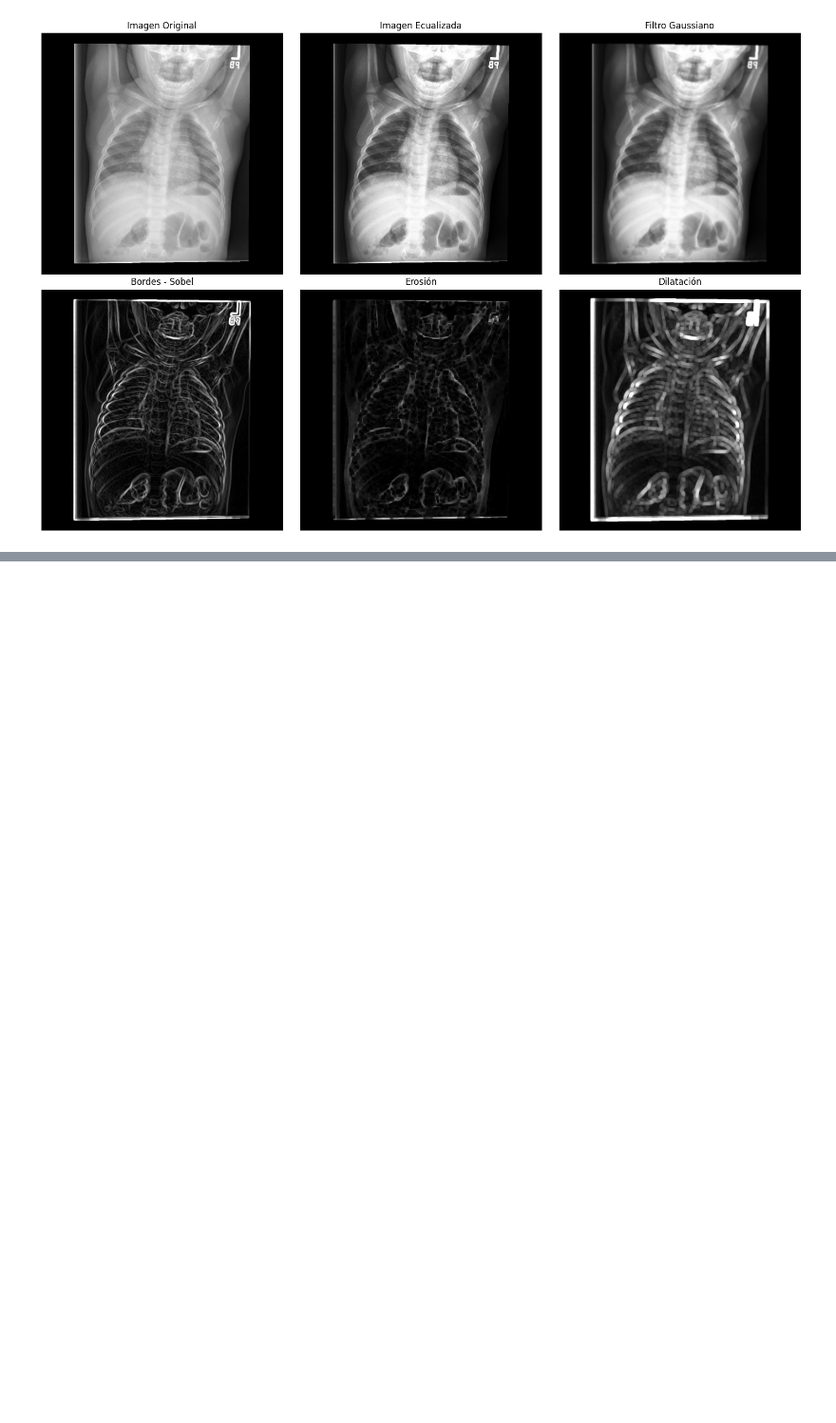
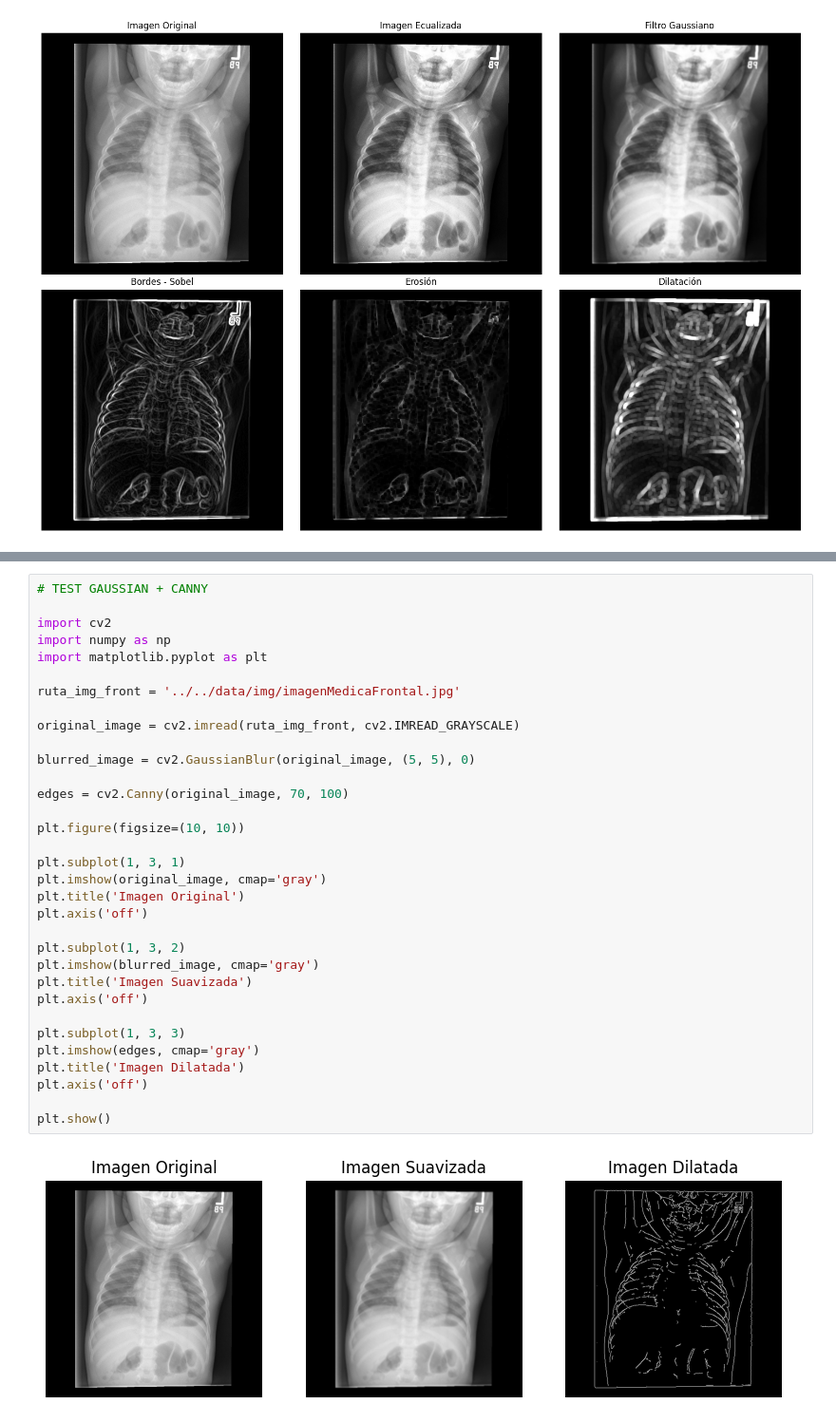
Before and after one commit to sergiogomezz/msc_ai_unir, a Jupyter notebook: VA/Actividad_2/test.ipynb, the cells around one changed output, grey strips where cells are left out. Shown at 95% size. Cells and saved outputs as stored; diff of their text form; blank space fills up the shorter version.

```diff
--- a/VA/Actividad_2/test.ipynb
+++ b/VA/Actividad_2/test.ipynb
@@ -175,0 +234,35 @@ plt.show()
+# %%
+# TEST GAUSSIAN + CANNY
+
+import cv2
+import numpy as np
+import matplotlib.pyplot as plt
+
+ruta_img_front = '../../data/img/imagenMedicaFrontal.jpg'
+
+original_image = cv2.imread(ruta_img_front, cv2.IMREAD_GRAYSCALE)
+
+blurred_image = cv2.GaussianBlur(original_image, (5, 5), 0)
+
+edges = cv2.Canny(original_image, 70, 100)
+
+plt.figure(figsize=(10, 10))
+
+plt.subplot(1, 3, 1)
+plt.imshow(original_image, cmap='gray')
+plt.title('Imagen Original')
+plt.axis('off')
+
+plt.subplot(1, 3, 2)
+plt.imshow(blurred_image, cmap='gray')
+plt.title('Imagen Suavizada')
+plt.axis('off')
+
+plt.subplot(1, 3, 3)
+plt.imshow(edges, cmap='gray')
+plt.title('Imagen Dilatada')
+plt.axis('off')
+
+plt.show()
+# %% [output]
+[figure, added]
```
Also changed, not shown: parts of 7 cells of this notebook, 2 other files.
